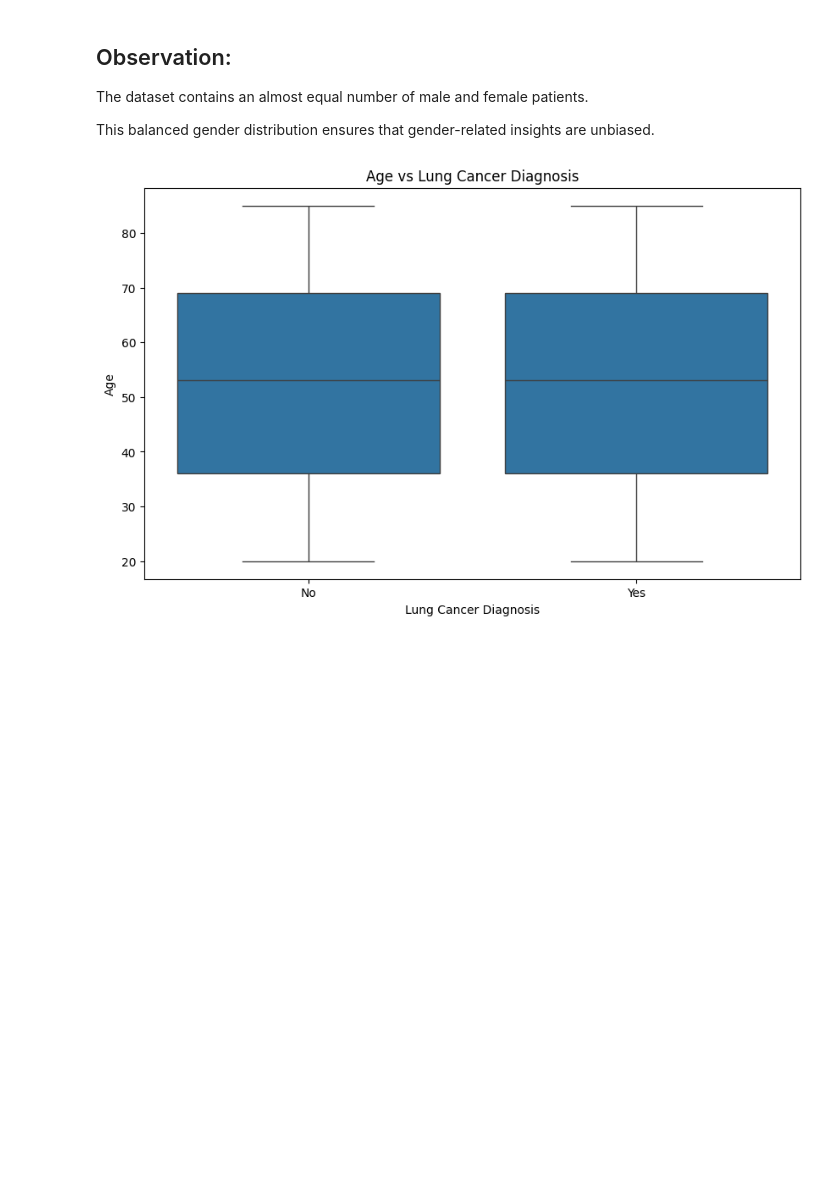
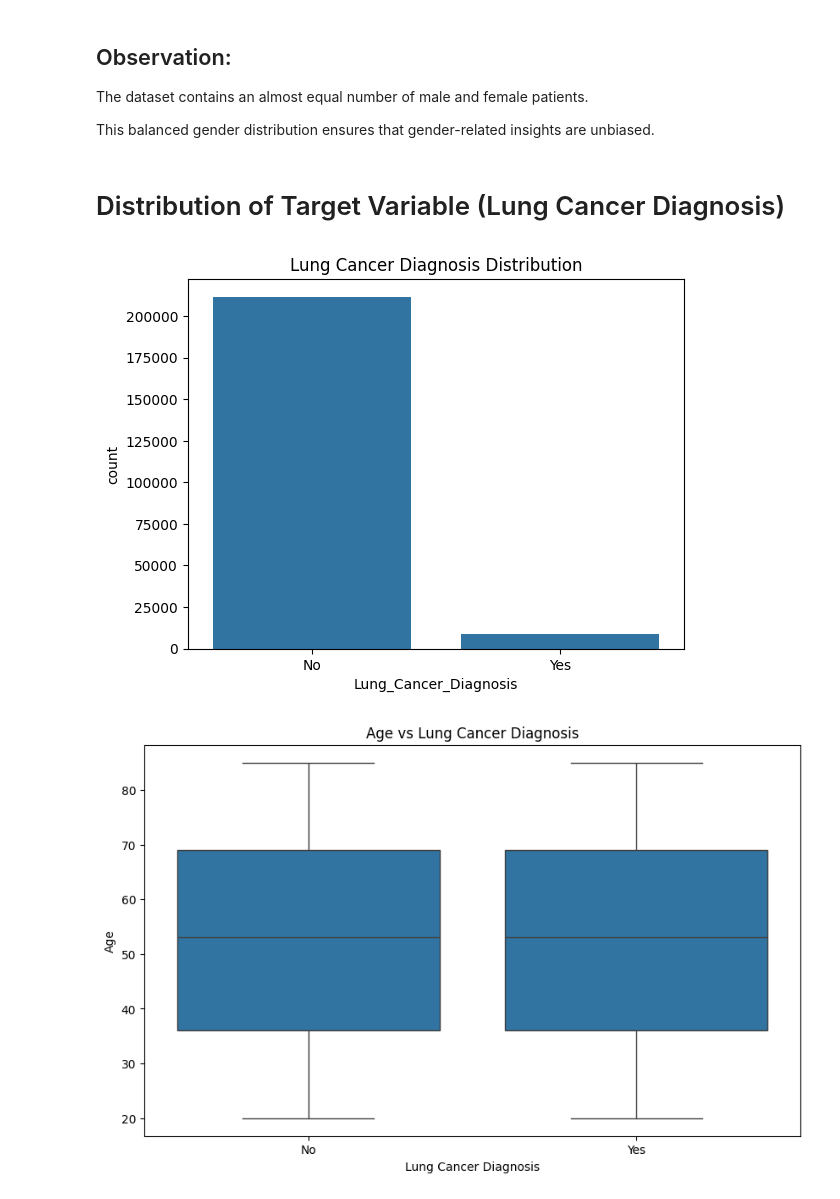
Before and after one commit to sowmyarshetty/Project2-AI-Class, a Jupyter notebook: Project2_AI_LungCancer.ipynb, the cells around one changed output. Cells and saved outputs as stored; diff of their text form; code cells hidden in the pictures; blank space fills up the shorter version.

```diff
--- a/Project2_AI_LungCancer.ipynb
+++ b/Project2_AI_LungCancer.ipynb
@@ -128,6 +128,17 @@ plt.show()
 The dataset contains an almost equal number of male and female patients.
 
 This balanced gender distribution ensures that gender-related insights are unbiased.
+# %% [markdown]
+# Distribution of Target Variable (Lung Cancer Diagnosis)
+# %%
+# Distribution of Target Variable (Lung Cancer Diagnosis)
+import seaborn as sns
+import matplotlib.pyplot as plt
+sns.countplot(x=data['Lung_Cancer_Diagnosis'])
+plt.title("Lung Cancer Diagnosis Distribution")
+plt.show()
+# %% [output]
+[figure, added]
 # %%
 plt.figure(figsize=(10,6))
 sns.boxplot(x='Lung_Cancer_Diagnosis', y='Age', data=data)
```
Also changed, not shown: parts of 10 cells of this notebook.
